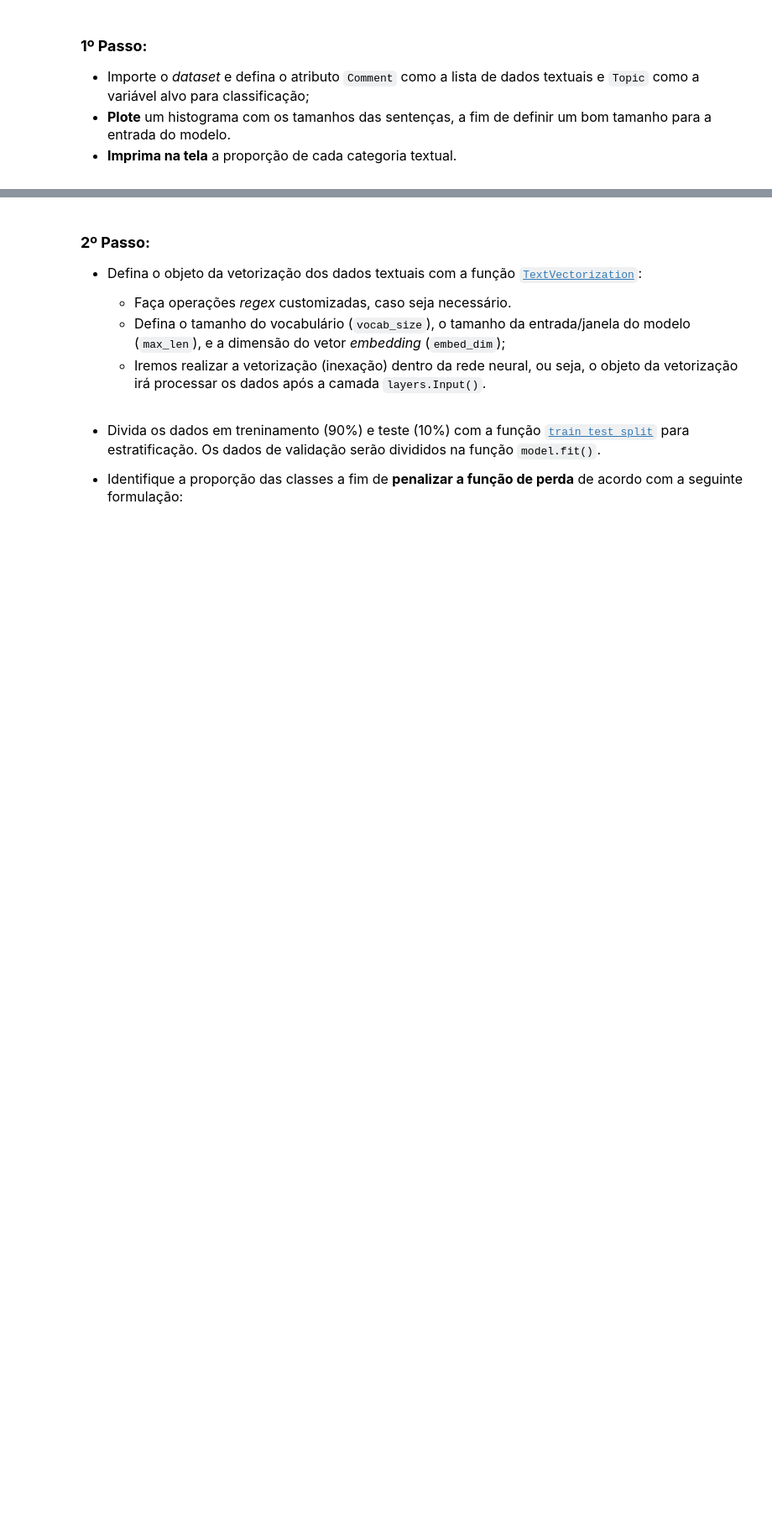
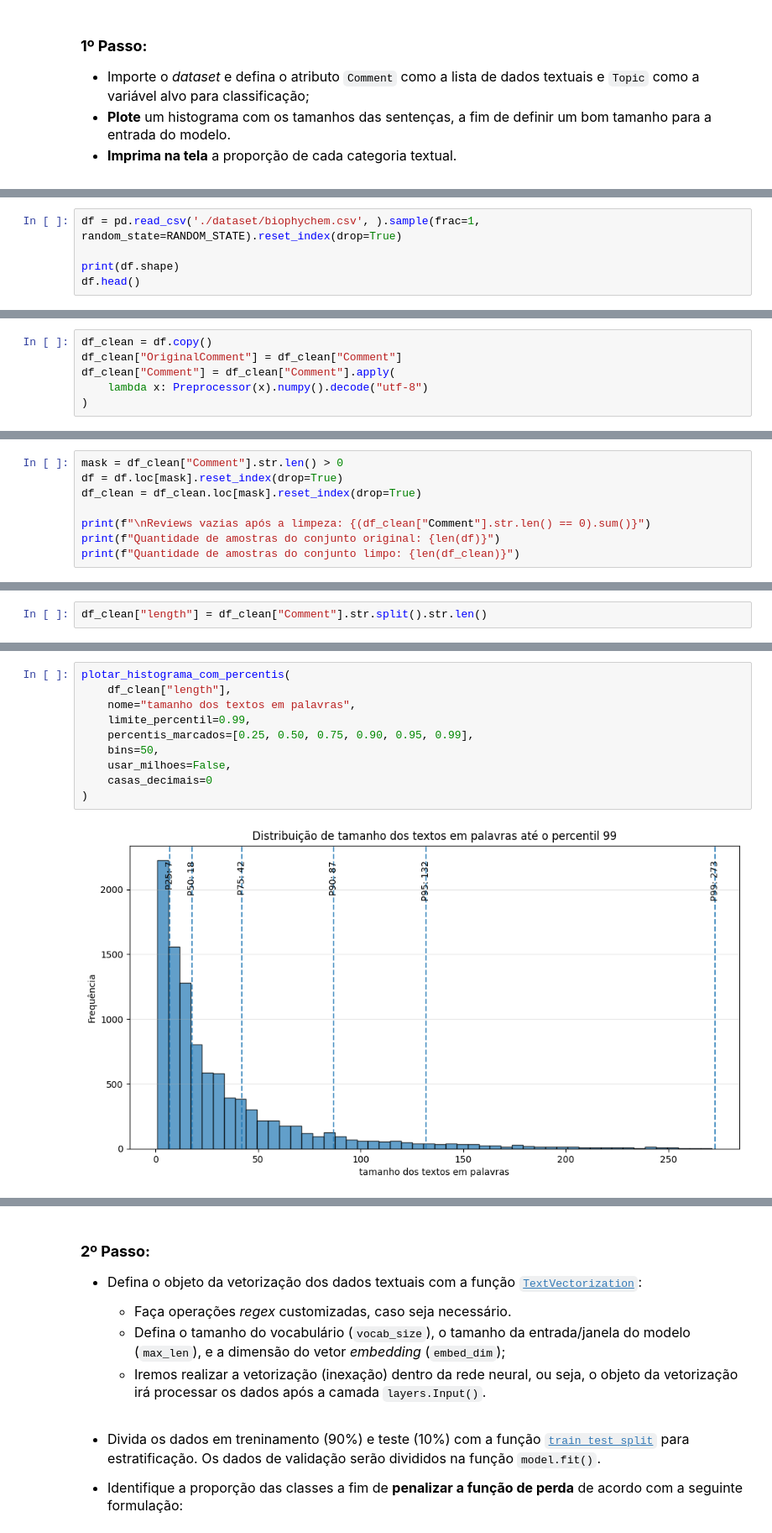
Before and after one commit to gilcesarf/imd1107-202601, a Jupyter notebook: 3-unidade/atividade3.ipynb, the cells around one changed output, grey strips where cells are left out. Shown at 84% size. Saved outputs shown, nothing was run; the diff lists cells and outputs as text; blank space fills up the shorter version.

```diff
--- a/3-unidade/atividade3.ipynb
+++ b/3-unidade/atividade3.ipynb
@@ -25,0 +68,5 @@ Com base no *dataset* de [Physics vs Chemistry vs Biology](https://www.kaggle.co
+# %%
+df = pd.read_csv('./dataset/biophychem.csv', ).sample(frac=1, random_state=RANDOM_STATE).reset_index(drop=True)
+
+print(df.shape)
+df.head()
@@ -25,0 +122,6 @@ Com base no *dataset* de [Physics vs Chemistry vs Biology](https://www.kaggle.co
+# %%
+df_clean = df.copy()
+df_clean["OriginalComment"] = df_clean["Comment"]
+df_clean["Comment"] = df_clean["Comment"].apply(
+    lambda x: Preprocessor(x).numpy().decode("utf-8")
+)
@@ -25,0 +202,8 @@ Com base no *dataset* de [Physics vs Chemistry vs Biology](https://www.kaggle.co
+# %%
+mask = df_clean["Comment"].str.len() > 0
+df = df.loc[mask].reset_index(drop=True)
+df_clean = df_clean.loc[mask].reset_index(drop=True)
+
+print(f"\nReviews vazias após a limpeza: {(df_clean["Comment"].str.len() == 0).sum()}")
+print(f"Quantidade de amostras do conjunto original: {len(df)}")
+print(f"Quantidade de amostras do conjunto limpo: {len(df_clean)}")
@@ -25,0 +254,2 @@ Com base no *dataset* de [Physics vs Chemistry vs Biology](https://www.kaggle.co
+# %%
+df_clean["length"] = df_clean["Comment"].str.split().str.len()
@@ -25,0 +352,12 @@ Com base no *dataset* de [Physics vs Chemistry vs Biology](https://www.kaggle.co
+# %%
+plotar_histograma_com_percentis(
+    df_clean["length"],
+    nome="tamanho dos textos em palavras",
+    limite_percentil=0.99,
+    percentis_marcados=[0.25, 0.50, 0.75, 0.90, 0.95, 0.99],
+    bins=50,
+    usar_milhoes=False,
+    casas_decimais=0
+)
+# %% [output]
+[figure, added]
```
Also changed, not shown: parts of 70 cells of this notebook, 1 other file.
